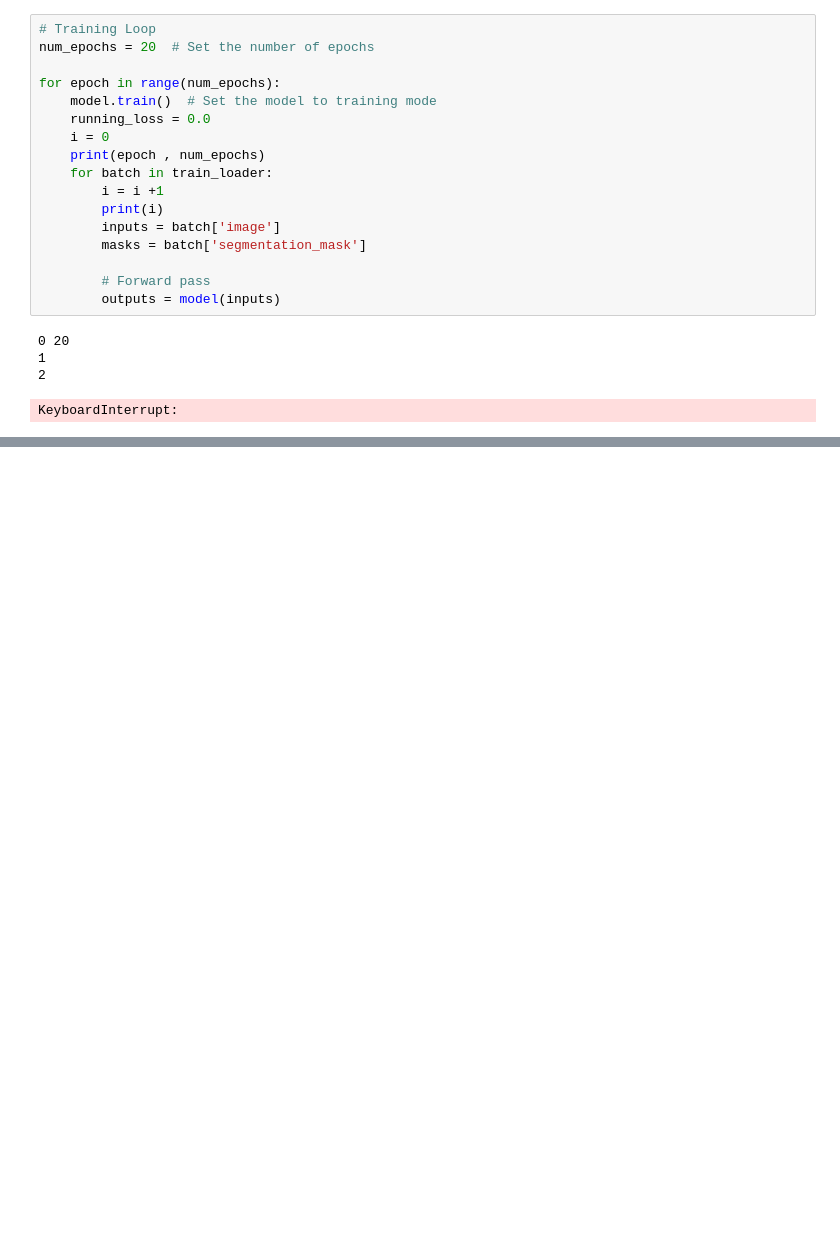
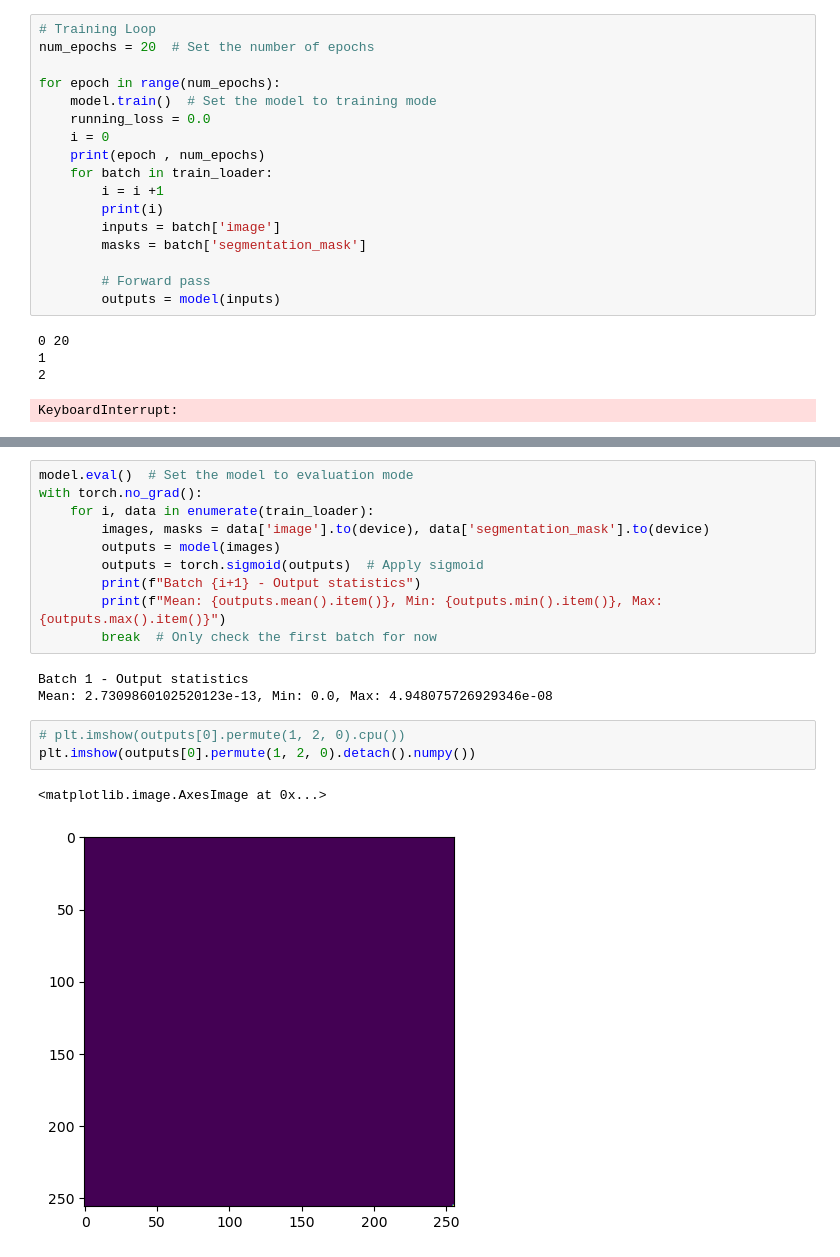
Before and after one commit to imalhotra15/Road-Segmentation, a Jupyter notebook: main.ipynb, the cells around one changed output, grey strips where cells are left out. Saved outputs shown, nothing was run; the diff lists cells and outputs as text; blank space fills up the shorter version.

```diff
--- a/main.ipynb
+++ b/main.ipynb
@@ -432,0 +465,19 @@ torch.Size([4, 3, 256, 256]) torch.Size([4, 1, 256, 256])
+# %%
+model.eval()  # Set the model to evaluation mode
+with torch.no_grad():
+    for i, data in enumerate(train_loader):
+        images, masks = data['image'].to(device), data['segmentation_mask'].to(device)
+        outputs = model(images)
+        outputs = torch.sigmoid(outputs)  # Apply sigmoid
+        print(f"Batch {i+1} - Output statistics")
+        print(f"Mean: {outputs.mean().item()}, Min: {outputs.min().item()}, Max: {outputs.max().item()}")
+        break  # Only check the first batch for now
+# %% [output]
+Batch 1 - Output statistics
+Mean: 2.7309860102520123e-13, Min: 0.0, Max: 4.948075726929346e-08
+# %%
+# plt.imshow(outputs[0].permute(1, 2, 0).cpu())
+plt.imshow(outputs[0].permute(1, 2, 0).detach().numpy())
+# %% [output]
+<matplotlib.image.AxesImage at 0x...>
+[figure, added]
```
Also changed, not shown: parts of 12 cells of this notebook.
